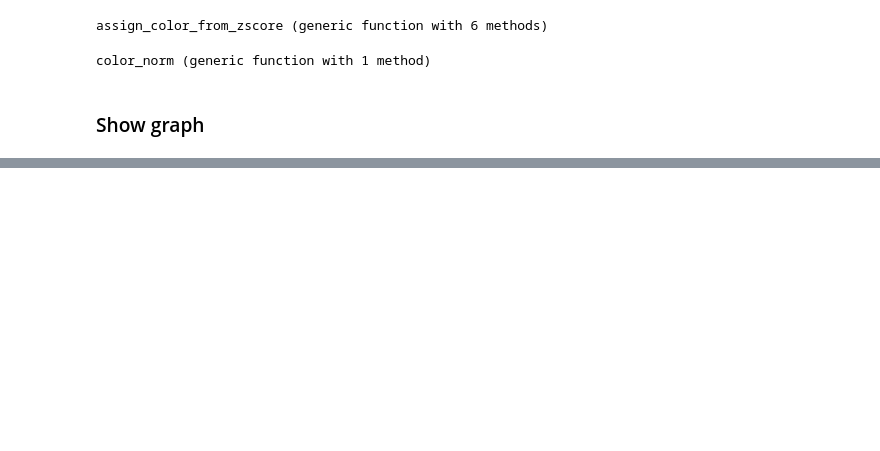
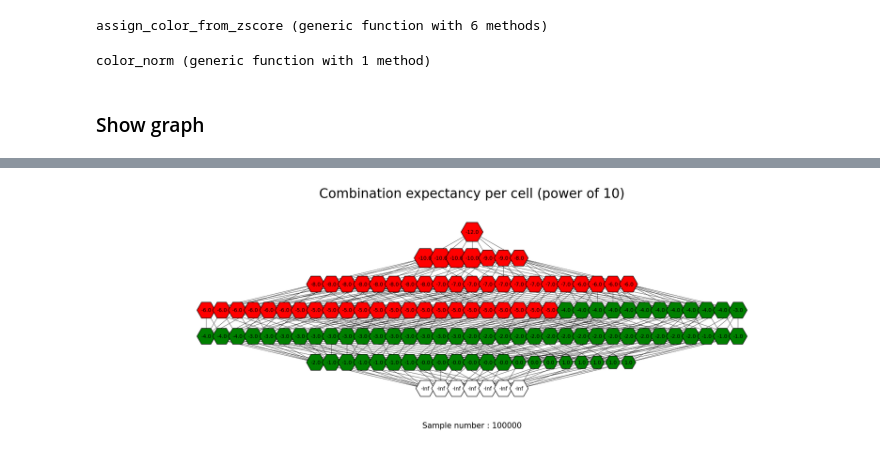
Before and after one commit to 2Echoes/Random_colocalization_simulation, a Jupyter notebook: analysis_notebooks/analysis_notebook.ipynb, the cells around one changed output, grey strips where cells are left out. Drawn from its saved outputs; the diff is of its cells as text; code cells hidden in the pictures; blank space fills up the shorter version.

Commit message:
First analysis for model validation; to do with new simulation : boostrap on mean and std + calculate significance and power of test

```diff
--- a/analysis_notebooks/analysis_notebook.ipynb
+++ b/analysis_notebooks/analysis_notebook.ipynb
@@ -413,7 +412,9 @@ create_vertice_dictionary
 function create_ordonated_combination_graph(
     distribution_number :: Int,
     all_combinations :: AbstractVector,
-    vertice_dict :: Dict{Vector{Int}, Int}
+    vertice_dict :: Dict{Vector{Int}, Int};
+    xstep::Int = 2,
+    ystep::Int = 10
     )
 
     total_vertices = length(keys(vertice_dict))
@@ -436,13 +437,13 @@ function create_ordonated_combination_graph(
     positions = Array{Int,2}(undef, 2, total_vertices)
     vertice_index = 1
     for dim in 1:distribution_number
-        y = (dim - 1)*10
+        y = (dim - 1)*ystep
 
         combination_number = length(all_combinations[dim])
-        xpositions = -round(combination_number/2):1:round(combination_number/2)
+        xpositions = -ceil(combination_number/2):1:ceil(combination_number/2)
 
         for x in xpositions[1:combination_number]
-            positions[:,vertice_index] = [x*2,y]
+            positions[:,vertice_index] = [x*xstep,y]
             vertice_index += 1
         end
     end
@@ -515,10 +514,10 @@ assign_color_from_zscore (generic function with 6 methods)
 function color_norm(value)
     if abs(value) >= 1
         value = 1
-    elseif abs(value) <= 0.00001
+    elseif abs(value) <= 1e-5
         value = 0
     else
-        value = -log10(abs(value))/5
+        value = (5+log10(abs(value)))/5
     end
     return value
 end
@@ -568,0 +596,52 @@ graphplot(
+# %%
+all_combinations = get_all_combinations(distribution_number)
+vertice_dict = create_vertice_dictionary(all_combinations)
+
+probabilities = get_model_probabilities(vertice_dict)
+probabilities = round.(log10.(abs.(probabilities)))
+
+replicate_number = 100000
+colors = Vector{Symbol}(undef,length(keys(vertice_dict)))
+for comb in keys(vertice_dict)
+    if probabilities[vertice_dict[comb]] <= -log10(replicate_number)
+        colors[vertice_dict[comb]] = :red
+    else
+        colors[vertice_dict[comb]] = :green
+    end
+end
+colors[1:distribution_number] = fill(:white,distribution_number)
+
+G,positions = create_ordonated_combination_graph(
+    7,
+    all_combinations,
+    vertice_dict,
+    xstep = 6,
+)
+
+pyplot()
+plot = graphplot(
+    G;
+    x           = positions[1,:],
+    y           = positions[2,:],
+    markersize  = 30,
+    names       = string.(probabilities),
+    fontsize    = 10,
+    linecolor   = :black,
+    linewidth   = 0.5,
+    nodecolor   = colors,
+    arrow       = false,
+    colorbar    = true,
+    colorbar_ticks = (xticks, xticks_label),
+    size        = (2000,1000),
+    )
+
+fig = gcf()
+ax = gca()
+ax.set_title("Combination expectancy per cell (power of 10)", fontdict= Dict("size" => 25))
+ax.set_xlabel("Sample number : $replicate_number", fontdict= Dict("size" => 15))
+
+
+PyPlot.savefig(output_path*"/ModelExpectancyTree.svg")
+fig
+# %% [output]
+[figure, added]
```
Also changed, not shown: parts of 8 cells of this notebook, 1 other file.
